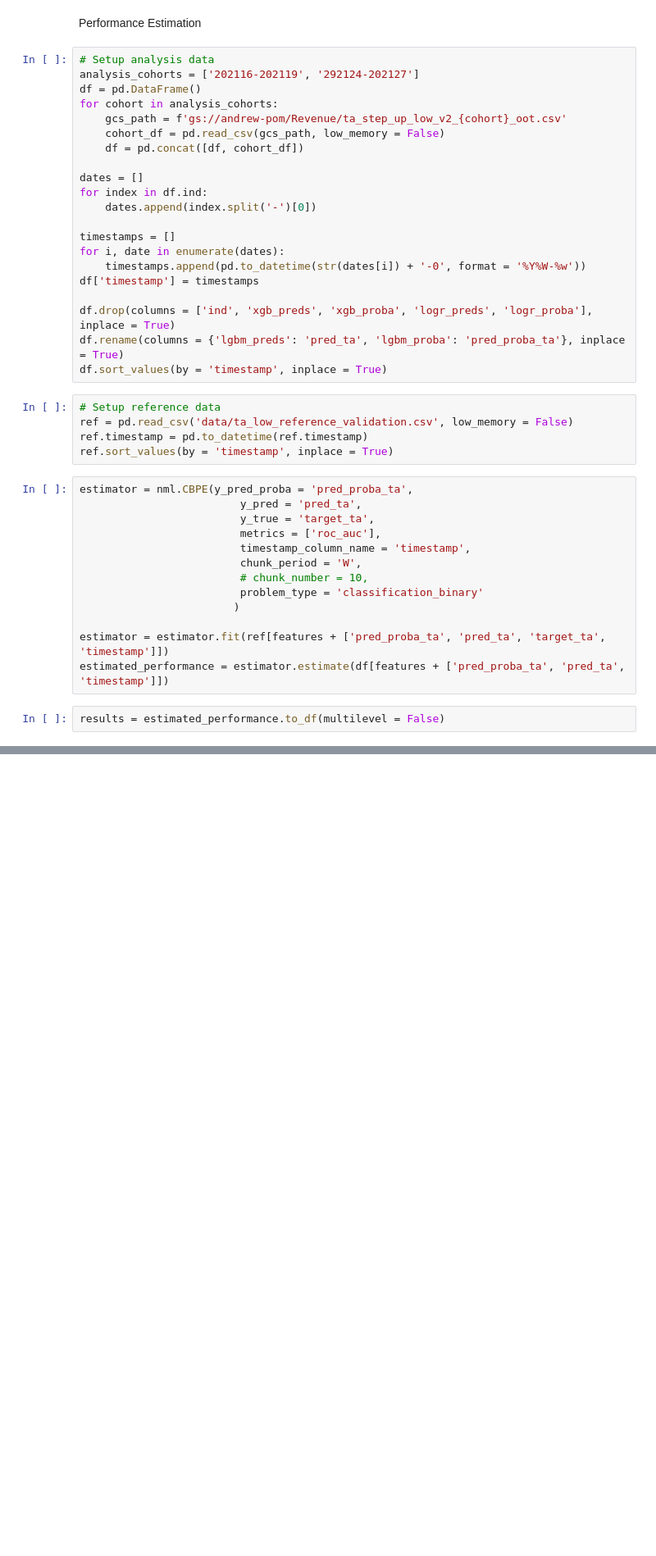
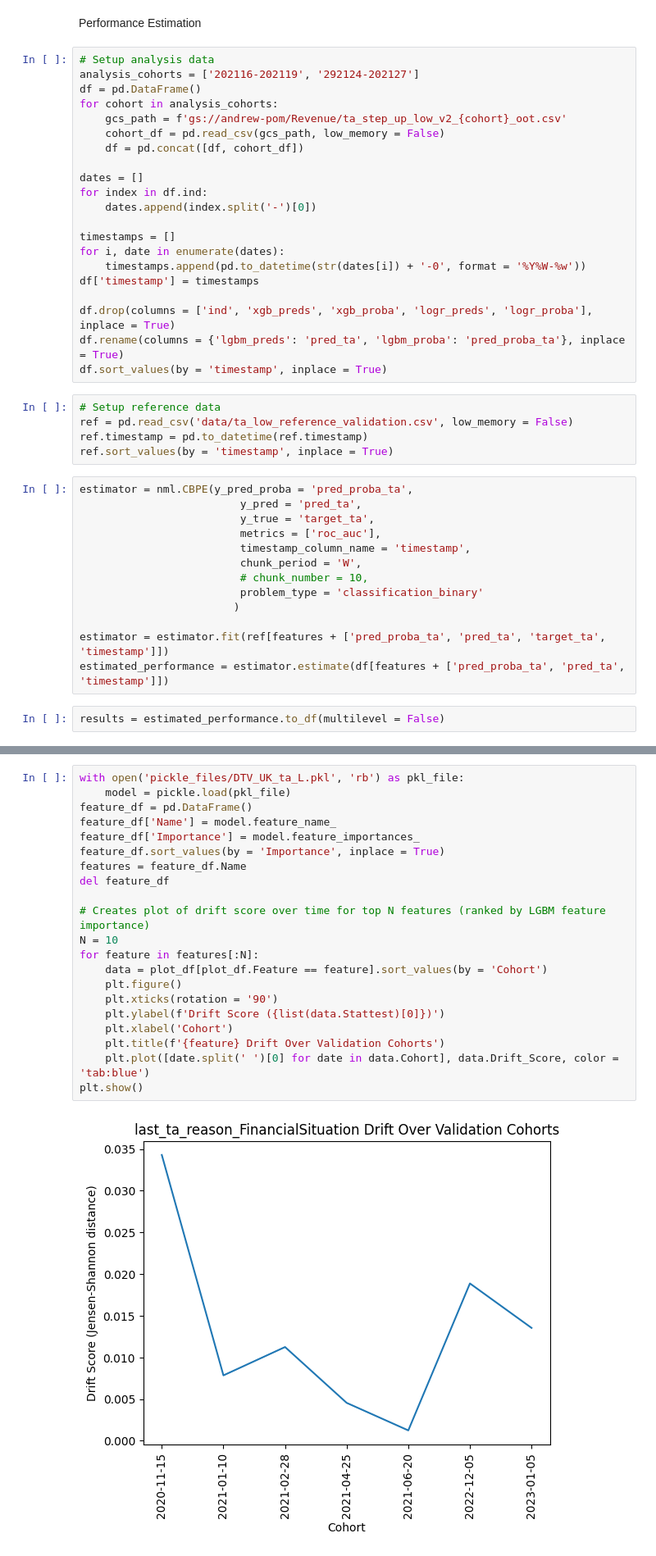
Before and after one commit to RHS23/POM-feature-drift, a Jupyter notebook: data_drift_dashboard.ipynb, the cells around one changed output, grey strips where cells are left out. Shown: that part at 82% size. Saved outputs shown, nothing was run; the diff lists cells and outputs as text; blank space fills up the shorter version.

```diff
--- a/data_drift_dashboard.ipynb
+++ b/data_drift_dashboard.ipynb
@@ -243,0 +765,23 @@ plt.show()
+# %%
+with open('pickle_files/DTV_UK_ta_L.pkl', 'rb') as pkl_file:
+    model = pickle.load(pkl_file)
+feature_df = pd.DataFrame()
+feature_df['Name'] = model.feature_name_
+feature_df['Importance'] = model.feature_importances_
+feature_df.sort_values(by = 'Importance', inplace = True)
+features = feature_df.Name
+del feature_df
+
+# Creates plot of drift score over time for top N features (ranked by LGBM feature importance)
+N = 10
+for feature in features[:N]:
+    data = plot_df[plot_df.Feature == feature].sort_values(by = 'Cohort')
+    plt.figure()
+    plt.xticks(rotation = '90')
+    plt.ylabel(f'Drift Score ({list(data.Stattest)[0]})')
+    plt.xlabel('Cohort')
+    plt.title(f'{feature} Drift Over Validation Cohorts')
+    plt.plot([date.split(' ')[0] for date in data.Cohort], data.Drift_Score, color = 'tab:blue')
+plt.show()
+# %% [output]
+[figure, added]
```
Also changed, not shown: parts of 98 cells of this notebook, 7 other files.
